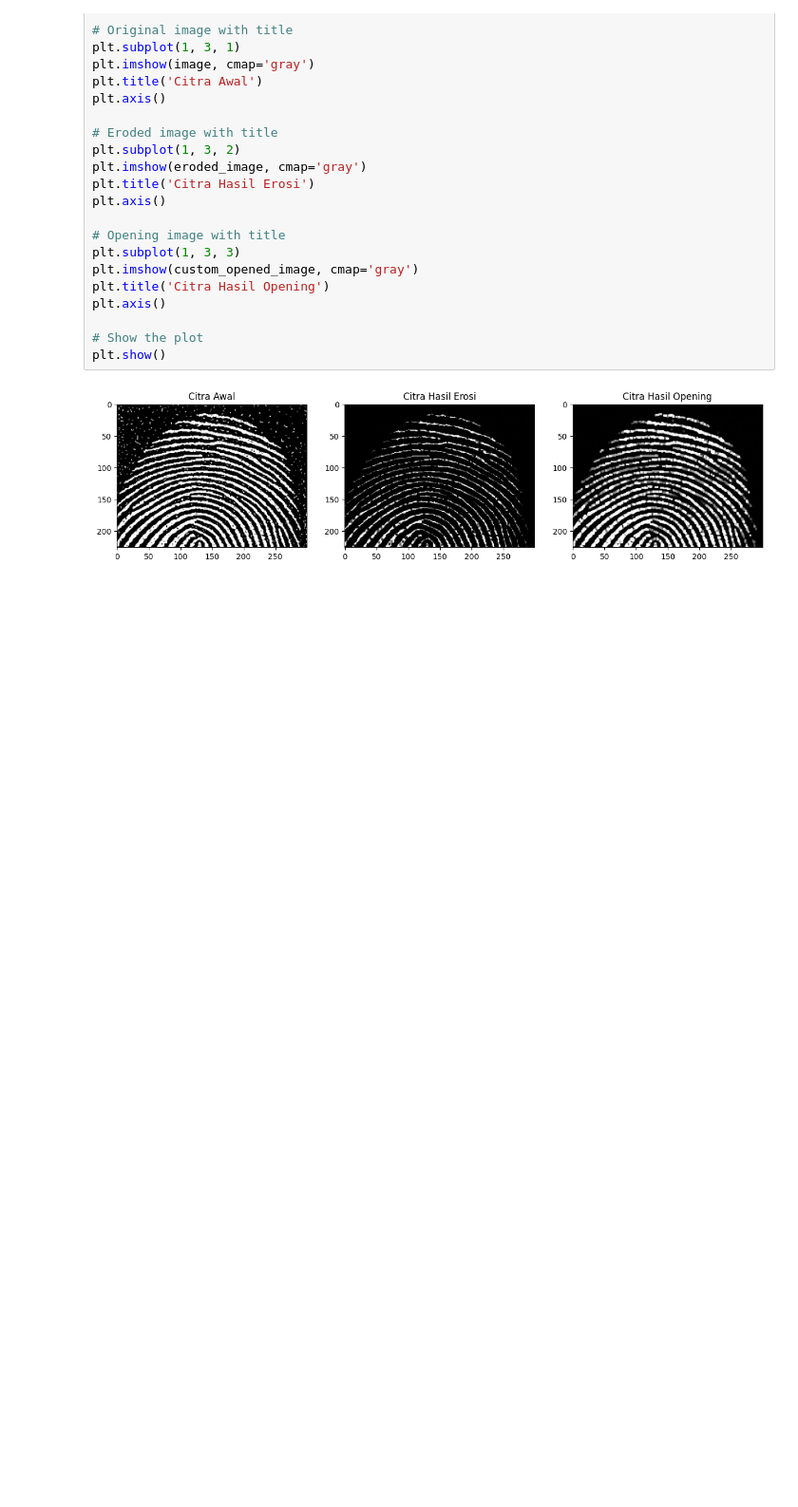
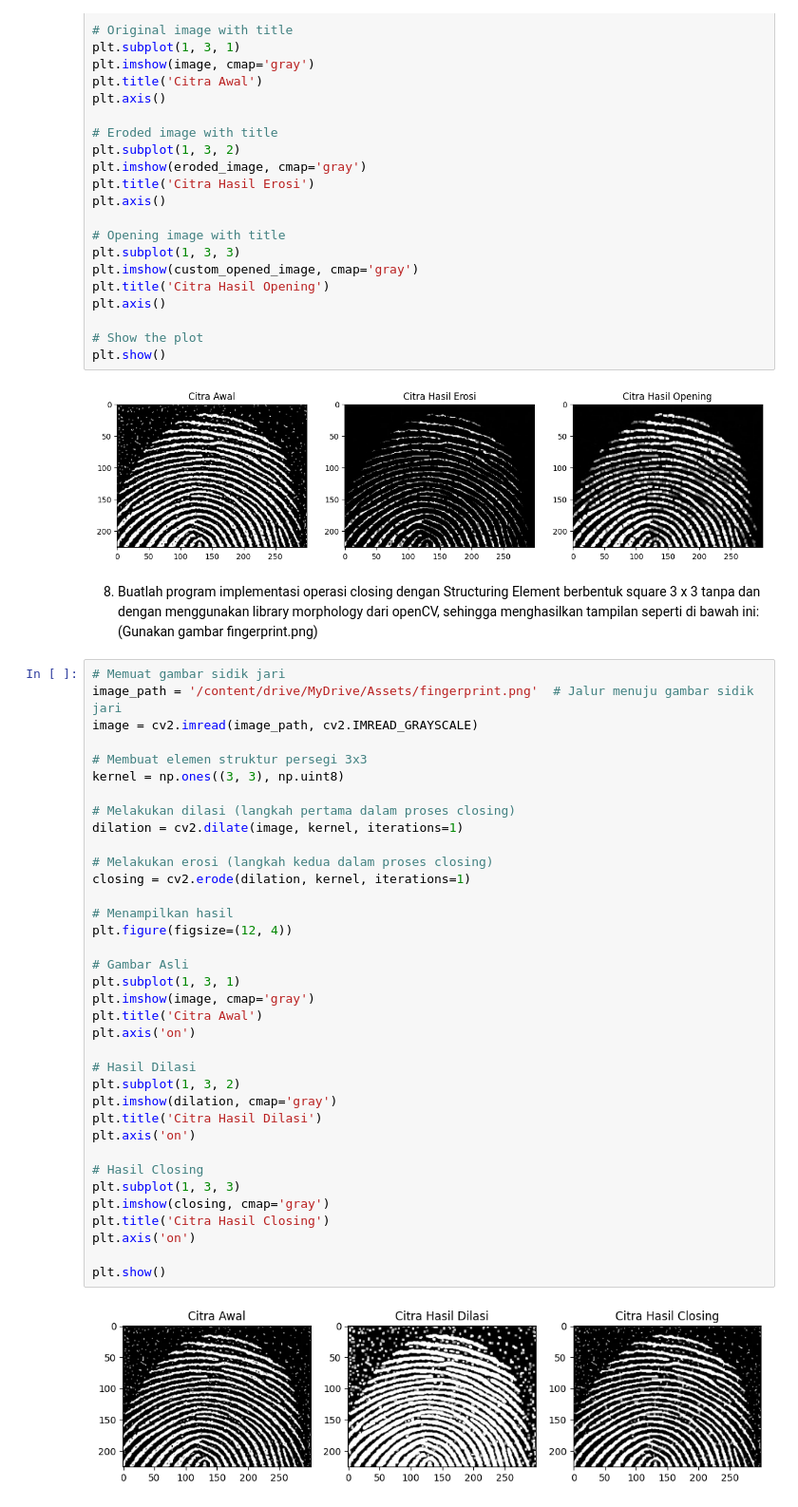
Before and after one commit to LintangAprillya/PCVK_Ganjil_2024, a Jupyter notebook: Week9.ipynb, the cells around one changed output. Shown at 95% size. Drawn from its saved outputs; the diff is of its cells as text; blank space fills up the shorter version.

```diff
--- a/Week9.ipynb
+++ b/Week9.ipynb
@@ -278,3 +278,46 @@ plt.axis()
 plt.show()
 # %% [output]
 [figure]
+# %% [markdown]
+8. Buatlah program implementasi operasi closing dengan Structuring Element berbentuk
+square 3 x 3 tanpa dan dengan menggunakan library morphology dari openCV,
+sehingga menghasilkan tampilan seperti di bawah ini: (Gunakan gambar
+fingerprint.png)
+# %%
+# Memuat gambar sidik jari
+image_path = '/content/drive/MyDrive/Assets/fingerprint.png'  # Jalur menuju gambar sidik jari
+image = cv2.imread(image_path, cv2.IMREAD_GRAYSCALE)
+
+# Membuat elemen struktur persegi 3x3
+kernel = np.ones((3, 3), np.uint8)
+
+# Melakukan dilasi (langkah pertama dalam proses closing)
+dilation = cv2.dilate(image, kernel, iterations=1)
+
+# Melakukan erosi (langkah kedua dalam proses closing)
+closing = cv2.erode(dilation, kernel, iterations=1)
+
+# Menampilkan hasil
+plt.figure(figsize=(12, 4))
+
+# Gambar Asli
+plt.subplot(1, 3, 1)
+plt.imshow(image, cmap='gray')
+plt.title('Citra Awal')
+plt.axis('on')
+
+# Hasil Dilasi
+plt.subplot(1, 3, 2)
+plt.imshow(dilation, cmap='gray')
+plt.title('Citra Hasil Dilasi')
+plt.axis('on')
+
+# Hasil Closing
+plt.subplot(1, 3, 3)
+plt.imshow(closing, cmap='gray')
+plt.title('Citra Hasil Closing')
+plt.axis('on')
+
+plt.show()
+# %% [output]
+[figure, added]
```
Also changed, not shown: parts of 8 cells of this notebook.
